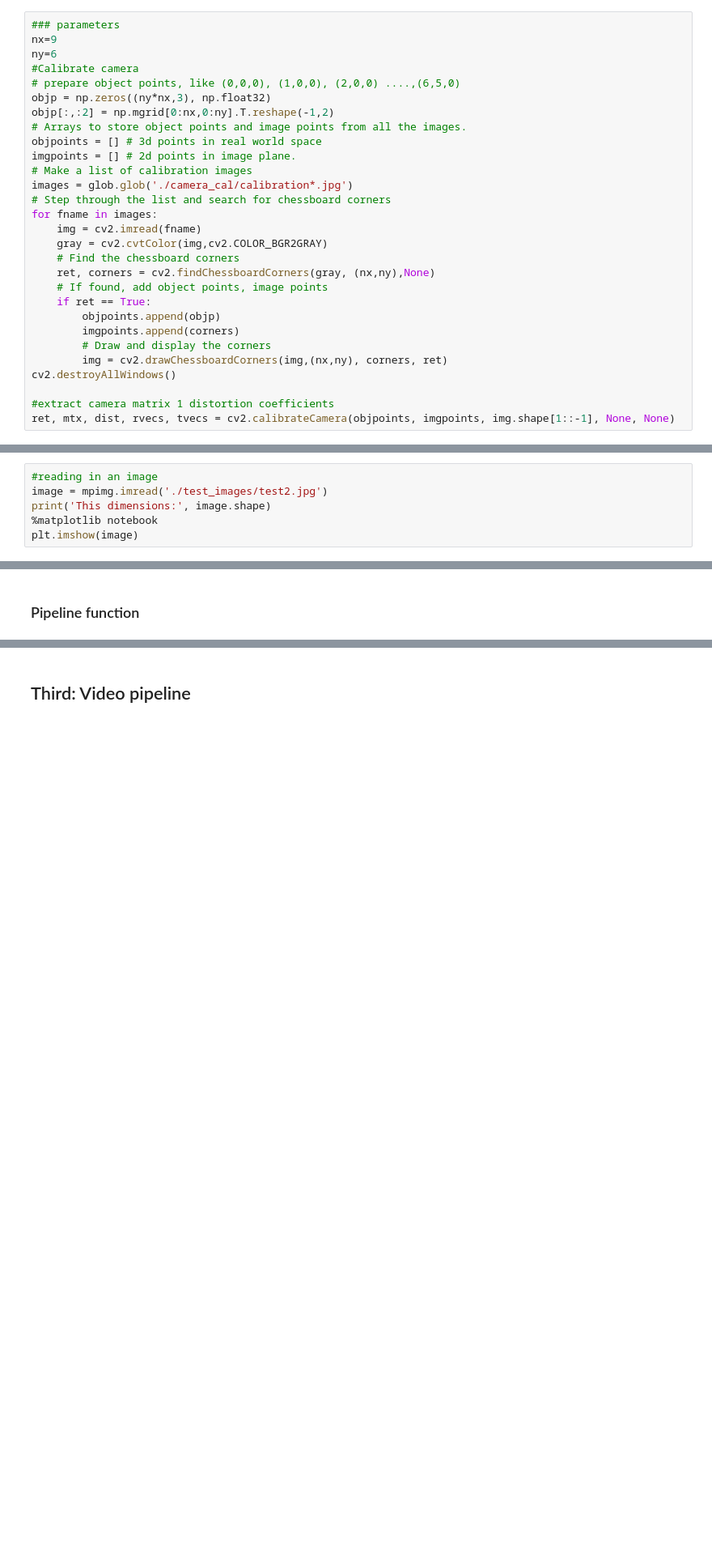
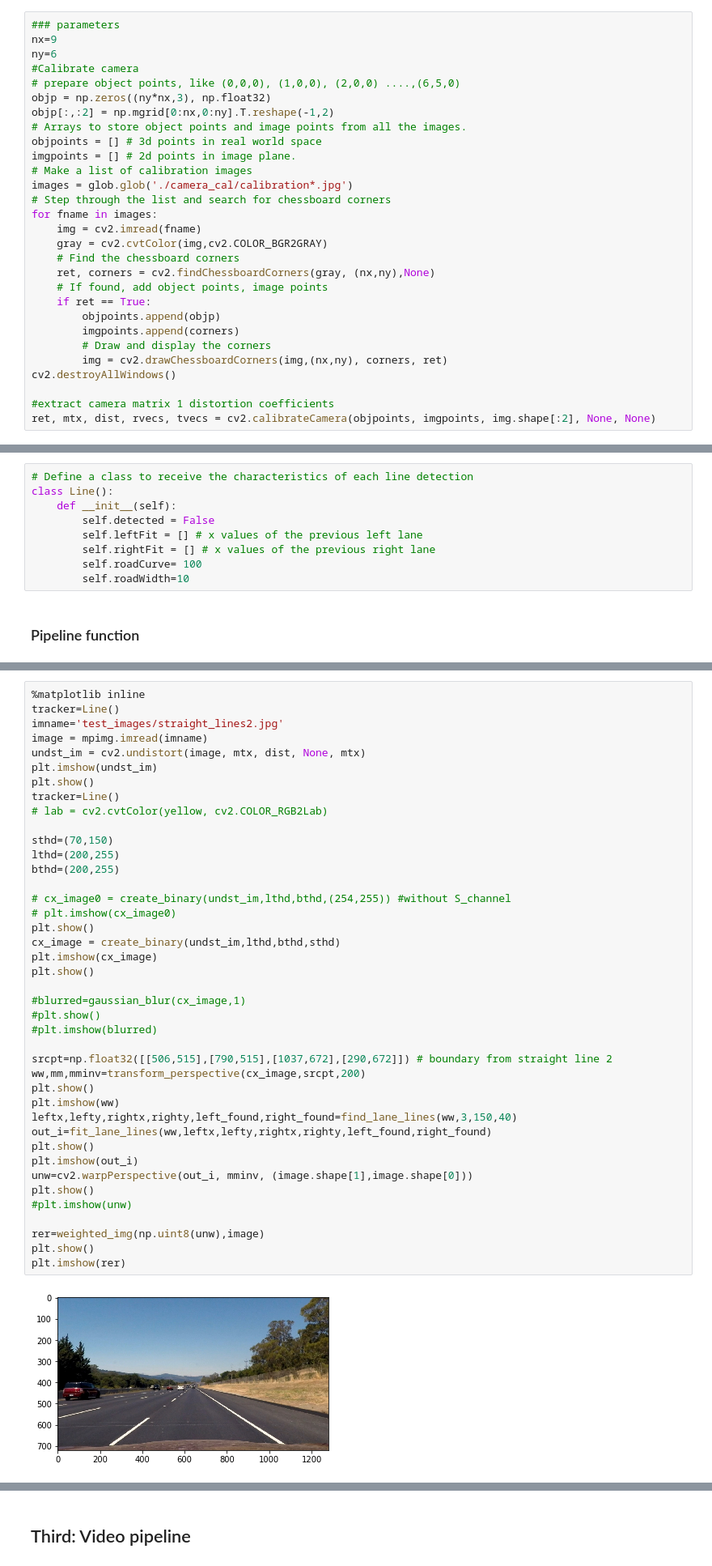
Before and after one commit to mmarouen/CarND-Advanced-Lane-Lines-master, a Jupyter notebook: P2.ipynb, the cells around one changed output, grey strips where cells are left out. Shown: that part at 81% size. Drawn from its saved outputs; the diff is of its cells as text; blank space fills up the shorter version.

```diff
--- a/P2.ipynb
+++ b/P2.ipynb
@@ -49,6 +49,6 @@ for fname in images:
 cv2.destroyAllWindows()
 
 #extract camera matrix 1 distortion coefficients
-ret, mtx, dist, rvecs, tvecs = cv2.calibrateCamera(objpoints, imgpoints, img.shape[1::-1], None, None)
+ret, mtx, dist, rvecs, tvecs = cv2.calibrateCamera(objpoints, imgpoints, img.shape[:2], None, None)
 # %% [markdown]
 ## Second: Image pipeline
@@ -57,6 +54,0 @@ ret, mtx, dist, rvecs, tvecs = cv2.calibrateCamera(objpoints, imgpoints, img.sha
-# %%
-#reading in an image
-image = mpimg.imread('./test_images/test2.jpg')
-print('This dimensions:', image.shape)
-%matplotlib notebook
-plt.imshow(image)
@@ -209,3 +272,12 @@ def weighted_img(img, initial_img, α=0.8, β=0.7, γ=0):
+# %%
+# Define a class to receive the characteristics of each line detection
+class Line():
+    def __init__(self):
+        self.detected = False
+        self.leftFit = [] # x values of the previous left lane
+        self.rightFit = [] # x values of the previous right lane
+        self.roadCurve= 100
+        self.roadWidth=10
 # %% [markdown]
 ### Pipeline function
 # %%
@@ -247,0 +334,43 @@ def image_pipeline(img):
+# %%
+%matplotlib inline
+tracker=Line()
+imname='test_images/straight_lines2.jpg'
+image = mpimg.imread(imname)
+undst_im = cv2.undistort(image, mtx, dist, None, mtx)
+plt.imshow(undst_im)
+plt.show()
+tracker=Line()
+# lab = cv2.cvtColor(yellow, cv2.COLOR_RGB2Lab)
+
+sthd=(70,150)
+lthd=(200,255)
+bthd=(200,255)
+
+# cx_image0 = create_binary(undst_im,lthd,bthd,(254,255)) #without S_channel
+# plt.imshow(cx_image0)
+plt.show()
+cx_image = create_binary(undst_im,lthd,bthd,sthd)
+plt.imshow(cx_image)
+plt.show()
+
+#blurred=gaussian_blur(cx_image,1)
+#plt.show()
+#plt.imshow(blurred)
+
+srcpt=np.float32([[506,515],[790,515],[1037,672],[290,672]]) # boundary from straight line 2
+ww,mm,mminv=transform_perspective(cx_image,srcpt,200)
+plt.show()
+plt.imshow(ww)
+leftx,lefty,rightx,righty,left_found,right_found=find_lane_lines(ww,3,150,40)
+out_i=fit_lane_lines(ww,leftx,lefty,rightx,righty,left_found,right_found)
+plt.show()
+plt.imshow(out_i)
+unw=cv2.warpPerspective(out_i, mminv, (image.shape[1],image.shape[0]))
+plt.show()
+#plt.imshow(unw)
+
+rer=weighted_img(np.uint8(unw),image)
+plt.show()
+plt.imshow(rer)
+# %% [output]
+[figure, added]
```
Also changed, not shown: parts of 16 cells of this notebook, 53 other files.
